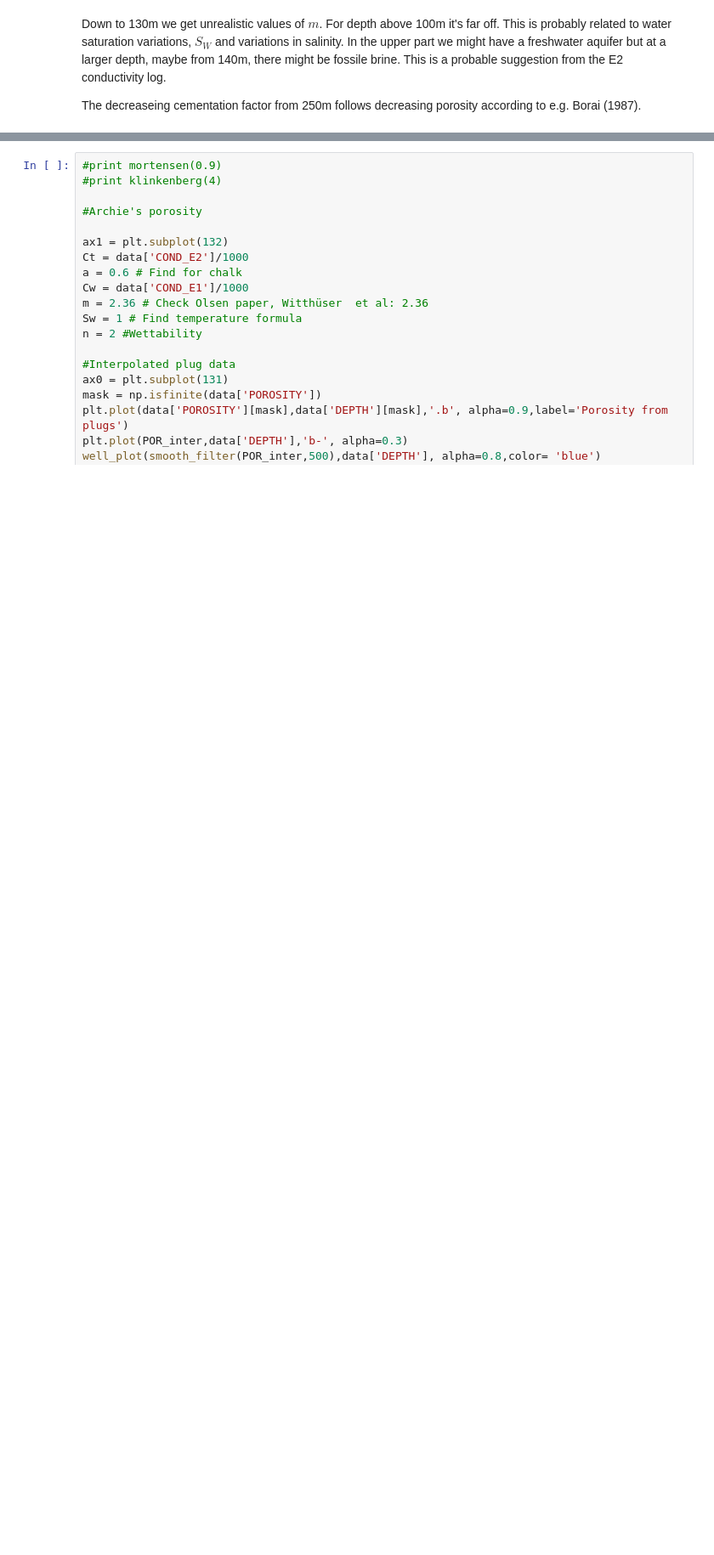
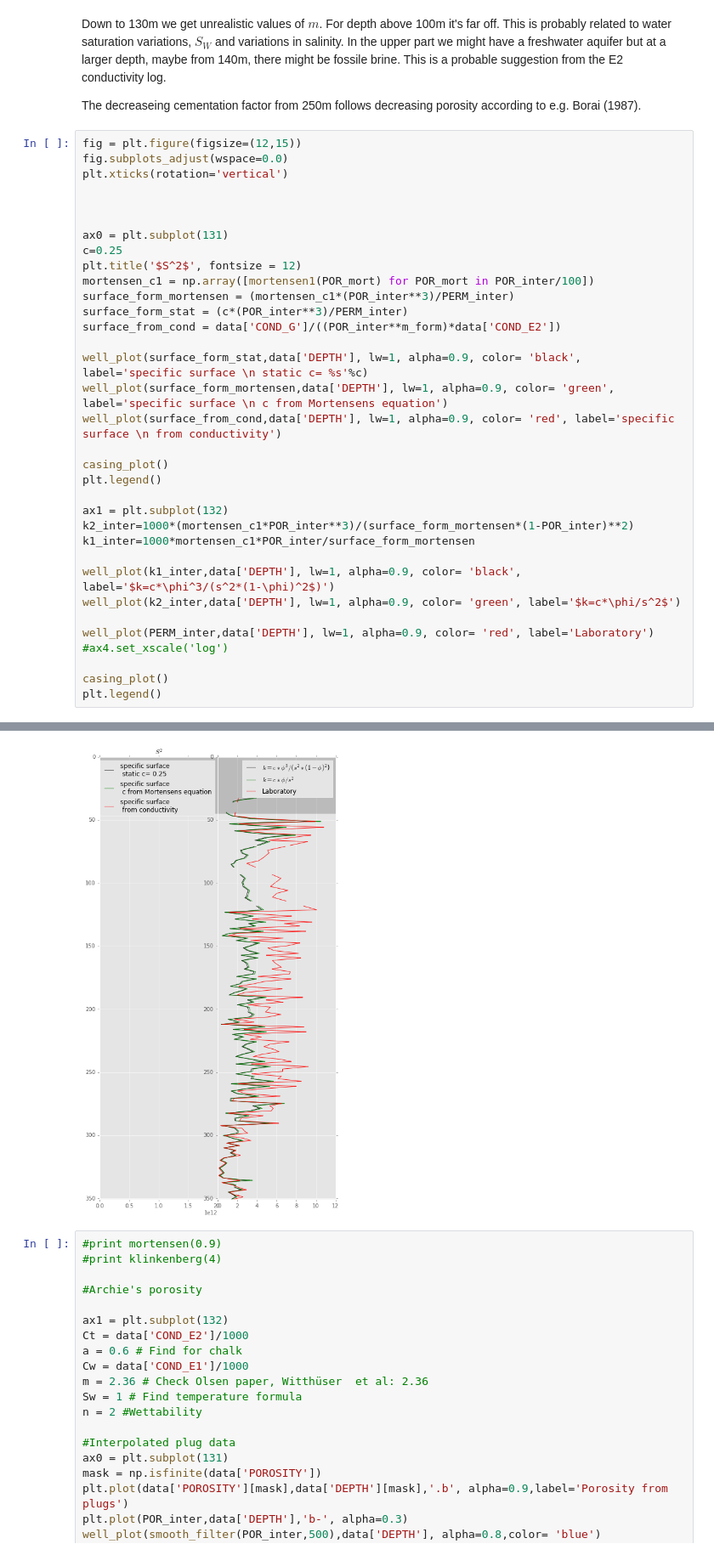
Before and after one commit to TobbeTripitaka/Dalbyover, a Jupyter notebook: Dalbyover sonic log.ipynb, the cells around one changed output, grey strips where cells are left out. Shown at 85% size. Saved outputs shown, nothing was run; the diff lists cells and outputs as text; blank space fills up the shorter version.

```diff
--- a/Dalbyover sonic log.ipynb
+++ b/Dalbyover sonic log.ipynb
@@ -769,3 +747,38 @@ plt.show()
 Down to 130m we get unrealistic values of $m$.  For depth above 100m it's far off. This is probably related to water saturation variations, $S_W$  and variations in salinity. In the upper part we might have a freshwater aquifer but at a larger depth, maybe from 140m, there might be fossile brine. This is a probable suggestion from the E2 conductivity log.
 
 The decreaseing cementation factor from 250m follows decreasing porosity according to e.g. Borai (1987).
+# %%
+fig = plt.figure(figsize=(12,15))
+fig.subplots_adjust(wspace=0.0)
+plt.xticks(rotation='vertical')
+
+
+
+ax0 = plt.subplot(131)
+c=0.25
+plt.title('$S^2$', fontsize = 12)
+mortensen_c1 = np.array([mortensen1(POR_mort) for POR_mort in POR_inter/100])
+surface_form_mortensen = (mortensen_c1*(POR_inter**3)/PERM_inter)
+surface_form_stat = (c*(POR_inter**3)/PERM_inter)
+surface_from_cond = data['COND_G']/((POR_inter**m_form)*data['COND_E2'])
+
+well_plot(surface_form_stat,data['DEPTH'], lw=1, alpha=0.9, color= 'black', label='specific surface \n static c= %s'%c)
+well_plot(surface_form_mortensen,data['DEPTH'], lw=1, alpha=0.9, color= 'green', label='specific surface \n c from Mortensens equation')
+well_plot(surface_from_cond,data['DEPTH'], lw=1, alpha=0.9, color= 'red', label='specific surface \n from conductivity')
+
+casing_plot()
+plt.legend()
+
+ax1 = plt.subplot(132)
+k2_inter=1000*(mortensen_c1*POR_inter**3)/(surface_form_mortensen*(1-POR_inter)**2)
+k1_inter=1000*mortensen_c1*POR_inter/surface_form_mortensen
+
+well_plot(k1_inter,data['DEPTH'], lw=1, alpha=0.9, color= 'black', label='$k=c*\phi^3/(s^2*(1-\phi)^2$)')
+well_plot(k2_inter,data['DEPTH'], lw=1, alpha=0.9, color= 'green', label='$k=c*\phi/s^2$')
+
+well_plot(PERM_inter,data['DEPTH'], lw=1, alpha=0.9, color= 'red', label='Laboratory')
+#ax4.set_xscale('log')
+
+casing_plot()
+plt.legend()
+# %% [output]
@@ -772,3 +786,4 @@ The decreaseing cementation factor from 250m follows decreasing porosity accordi
+[figure, added]
 # %%
 #print mortensen(0.9)
 #print klinkenberg(4)
```
Also changed, not shown: parts of 5 cells of this notebook.
